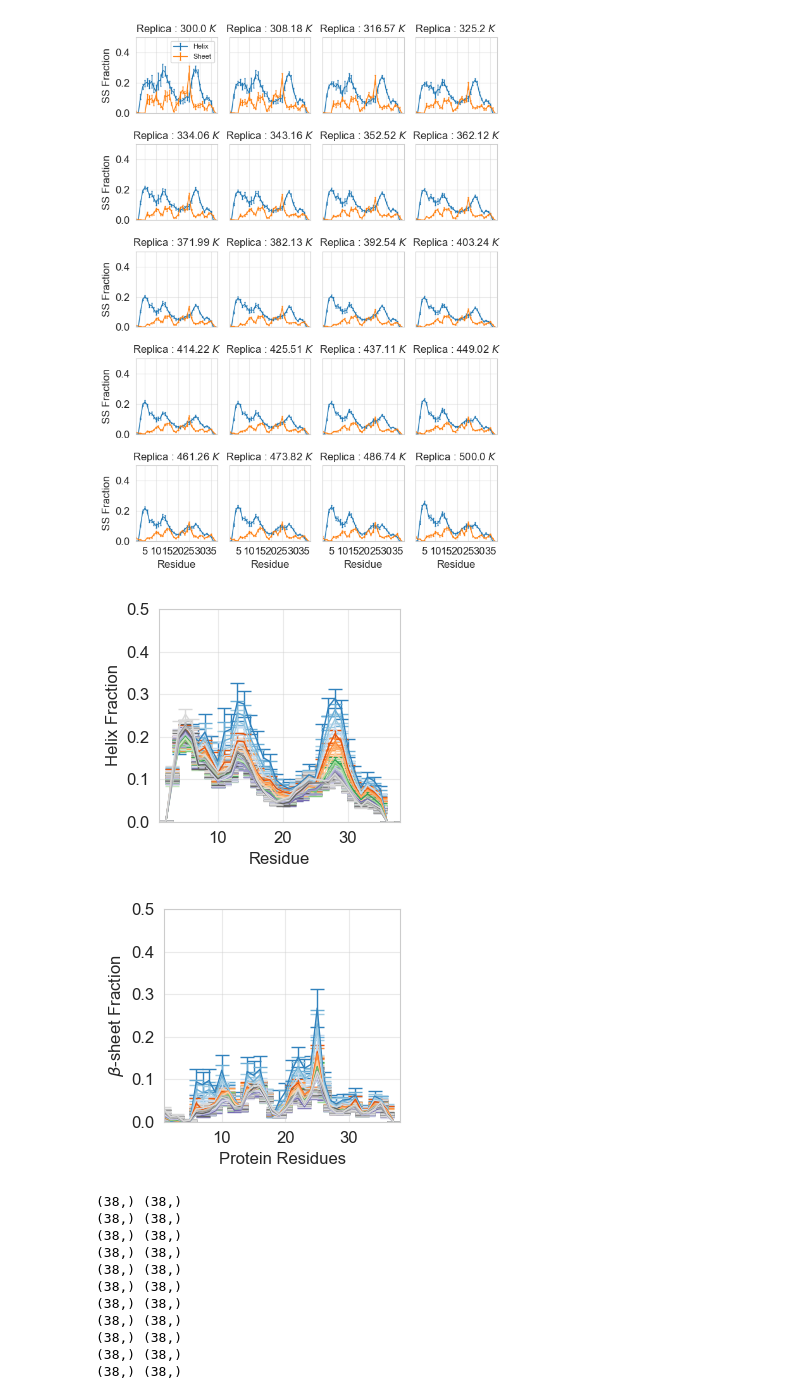
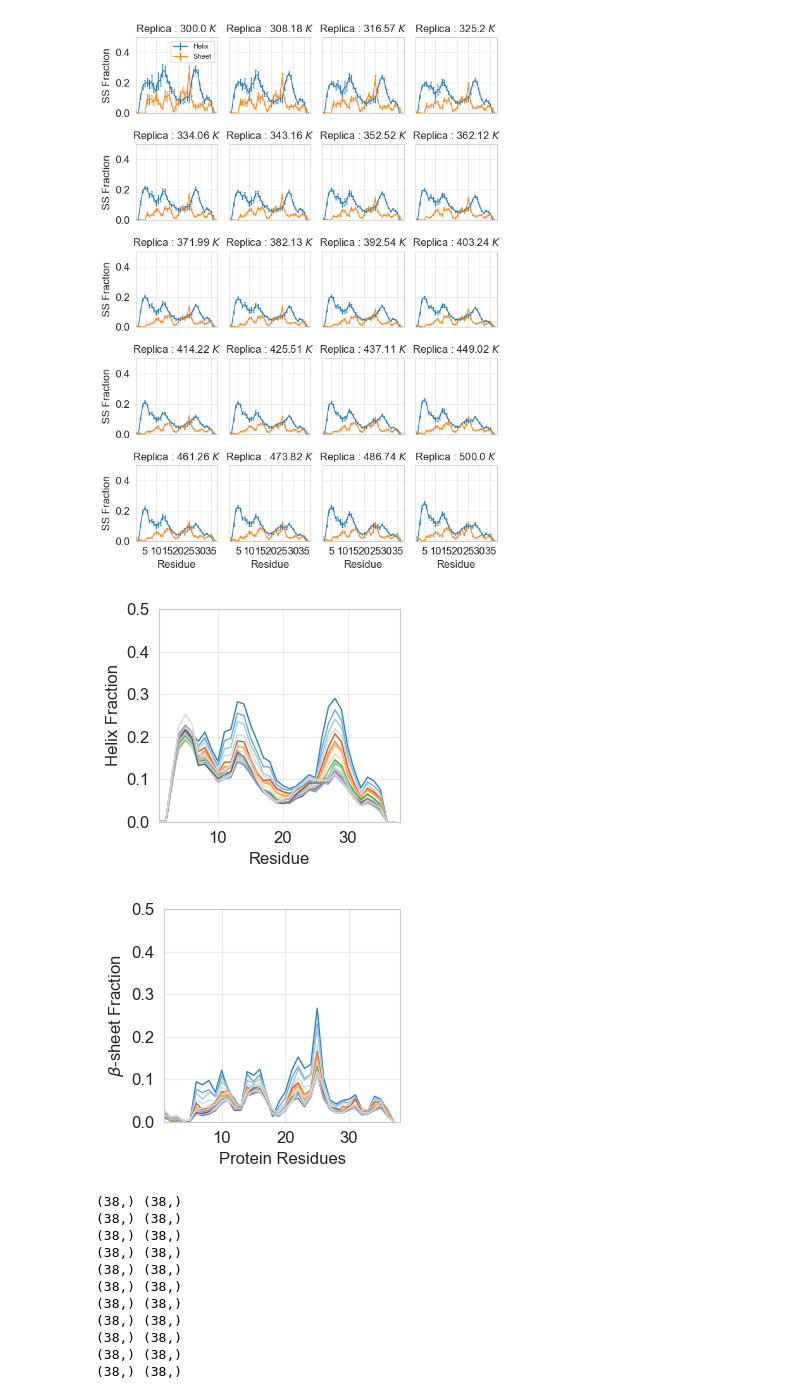
Before and after one commit to paulrobustelli/Garcia_hIAPP_monomer_binders_2025, a Jupyter notebook: hiapp_20rep_analyses/s20g_hiapp_apo_20rep_analyses_plots.ipynb, the cells around one changed output. Cells and saved outputs as stored; diff of their text form; code cells hidden in the pictures.

Commit message:
removing error bars from 20 rep sims

```diff
--- a/hiapp_20rep_analyses/s20g_hiapp_apo_20rep_analyses_plots.ipynb
+++ b/hiapp_20rep_analyses/s20g_hiapp_apo_20rep_analyses_plots.ipynb
@@ -153,33 +153,35 @@ plt.savefig(out_dir+'ss_fraction_rep.png',dpi=210)
 # %%
 plt.figure(figsize=(3.3,3.0))
 
 for val in range(20):
-
-    plt.errorbar(range(0, 38),np.array(ss['rep']['helix'])[val].T[0],yerr=np.array(ss['rep']['helix'])[val].T[1],
-                 capsize=5,label='Replica '+str(temperature[val])+' K',linewidth=1,c=plt.cm.tab20c(val))
+    plt.errorbar(range(0, 38),np.array(ss['rep']['helix'])[val].T[0],
+                 label='Replica '+str(temperature[val])+' K',linewidth=1,c=plt.cm.tab20c(val))
+    # plt.errorbar(range(0, 38),np.array(ss['rep']['helix'])[val].T[0],yerr=np.array(ss['rep']['helix'])[val].T[1],
+    #              capsize=5,label='Replica '+str(temperature[val])+' K',linewidth=1,c=plt.cm.tab20c(val))
 plt.grid(alpha=0.4)
 plt.ylim(0,0.5)
 plt.xlim(1,38)
 # plt.xticks(range(0,38,2),rotation=45)
 # plt.title('Helical Propensities')
 # plt.legend(ncols=2, loc='center left', bbox_to_anchor=(1, 0.5))
 plt.ylabel("Helix Fraction")
 plt.xlabel('Residue')
 
 #     text_=r'$K_{D}$'+' : '+str(round(np.array(bf_kd['rep'])[2][val],2))+r'$\pm$'+str(round(np.array(bf_kd['rep'])[3][val],2))
 #     ax[p,q].text(120.3, 0.63, text_, fontsize = 28)
 
 plt.tight_layout()
 plt.savefig(out_dir+'ss_fraction_helix_rep.pdf',dpi=300)
 # %% [output]
-[figure, old version]
+[figure, new version]
 # %%
 plt.figure(figsize=(3.3,3))
 
 for val in range(20):
-
-    plt.errorbar(range(0,38),np.array(ss['rep']['sheet'])[val].T[0],yerr=np.array(ss['rep']['sheet'])[val].T[1],
-                 capsize=5,label='Replica '+str(temperature[val])+' K',linewidth=1,c=plt.cm.tab20c(val))
+    plt.plot(range(0,38),np.array(ss['rep']['sheet'])[val].T[0],
+             label='Replica '+str(temperature[val])+' K',linewidth=1,c=plt.cm.tab20c(val))
+    # plt.errorbar(range(0,38),np.array(ss['rep']['sheet'])[val].T[0],yerr=np.array(ss['rep']['sheet'])[val].T[1],
+    #              capsize=5,label='Replica '+str(temperature[val])+' K',linewidth=1,c=plt.cm.tab20c(val))
 
 plt.tick_params()
 plt.grid(alpha=0.4)
@@ -193,7 +195,7 @@ plt.xlabel('Protein Residues')
 plt.tight_layout()
 plt.savefig(out_dir+'ss_fraction_sheet_rep.pdf',dpi=300)
 # %% [output]
-[figure, old version]
+[figure, new version]
 # %%
 fig, ax = plt.subplots(5, 4, figsize=(6.6, 9), sharex=True, sharey=True)
 
```
Also changed, not shown: parts of 2 cells of this notebook, 41 other files.
